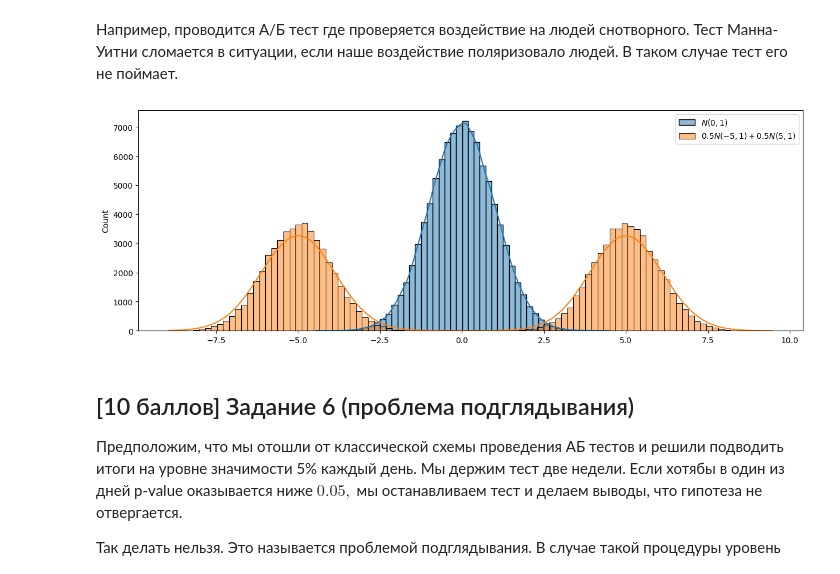
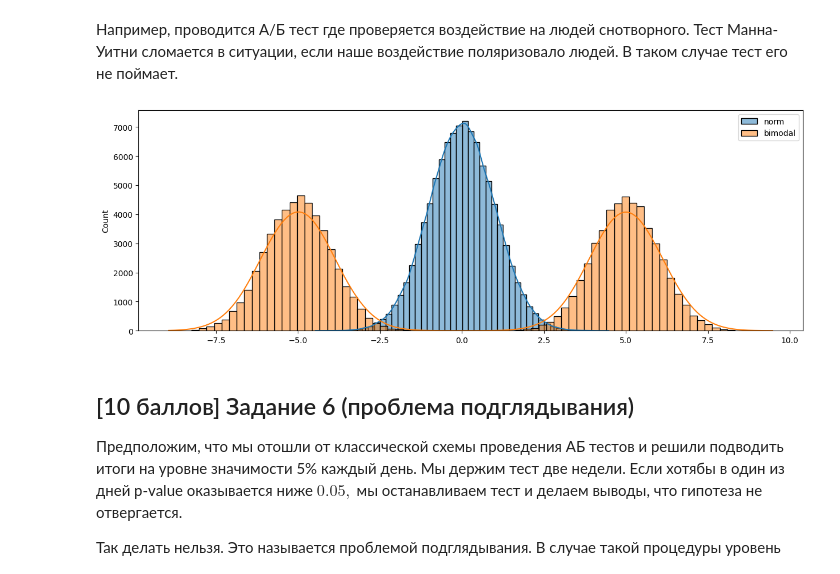
Before and after one commit to Kulikov17/MLDS_math_2022, a Jupyter notebook: hw_matstat/hw-02-kulikov-dmitry.ipynb, the cells around one changed output. Cells and saved outputs as stored; diff of their text form; code cells hidden in the pictures.

```diff
--- a/hw_matstat/hw-02-kulikov-dmitry.ipynb
+++ b/hw_matstat/hw-02-kulikov-dmitry.ipynb
@@ -489,12 +485,12 @@ x_bimodal = np.random.choice(np.concatenate([sample1, sample2]),
                              size=10**5)
 # %%
 fig, ax = plt.subplots(figsize = (15, 5))
-sns.histplot(x_norm, bins=50, label="$N(0, 1)$", kde=True)
-sns.histplot(x_bimodal, bins=100, label="$0.5N(-5, 1) + 0.5N(5, 1)$",  kde=True)
+sns.histplot(x_norm, bins=50, label="norm", kde=True)
+sns.histplot(x_bimodal, bins=80, label="bimodal",  kde=True)
 plt.legend()
 plt.show()
 # %% [output]
-[figure, old version]
+[figure, new version]
 # %% [markdown]
 ## [10 баллов] Задание 6 (проблема подглядывания)
 
```
Also changed, not shown: parts of 12 cells of this notebook.
